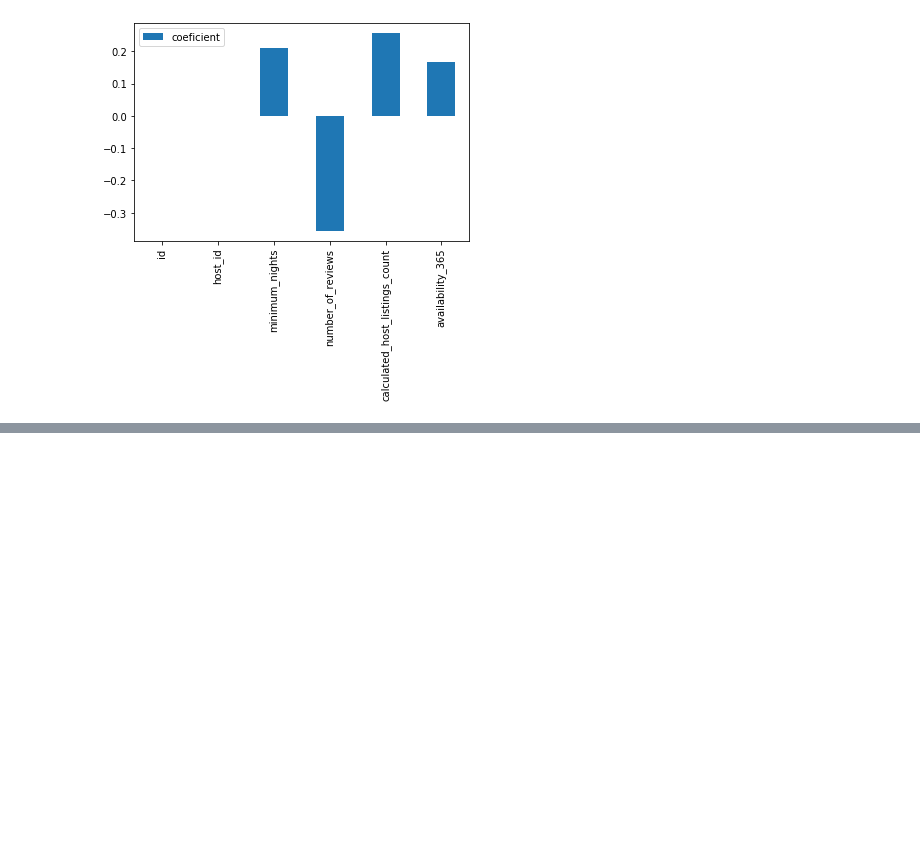
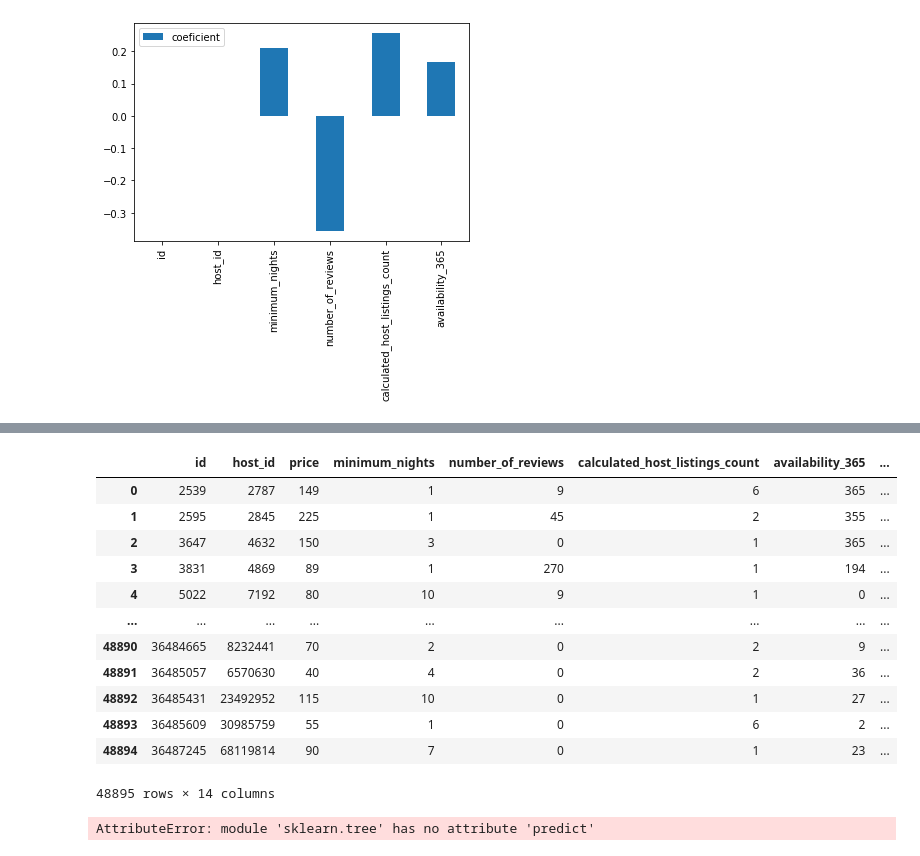
Before and after one commit to stanaityted/Airbnb, a Jupyter notebook: Airbnb data EDA.ipynb, the cells around one changed output, grey strips where cells are left out. Drawn from its saved outputs; the diff is of its cells as text; code cells hidden in the pictures; blank space fills up the shorter version.

```diff
--- a/Airbnb data EDA.ipynb
+++ b/Airbnb data EDA.ipynb
@@ -253,0 +290,9 @@ sb.set_style('whitegrid')
+# %%
+data['price_more_than_150'] = data['price'] > 150
+data["price_more_than_150"] *=  1
+# %%
+from sklearn.ensemble import BaggingClassifier
+data['class'] = data.price_more_than_150
+# %%
+inputs = data.drop('price_more_than_150', axis = 'columns')
+target = data['price_more_than_150']
@@ -253,0 +304,18 @@ sb.set_style('whitegrid')
+# %%
+inputs = inputs.drop([ 'neighbourhood_group', 'neighbourhood', 'room_type', 'class'], axis = 'columns')
+# %%
+inputs
+# %% [output]
+|  | id | host_id | price | minimum_nights | number_of_reviews | calculated_host_listings_count | availability_365 | ... |
+| 0 | 2539 | 2787 | 149 | 1 | 9 | 6 | 365 | ... |
+| 1 | 2595 | 2845 | 225 | 1 | 45 | 2 | 355 | ... |
+| 2 | 3647 | 4632 | 150 | 3 | 0 | 1 | 365 | ... |
+| 3 | 3831 | 4869 | 89 | 1 | 270 | 1 | 194 | ... |
+| 4 | 5022 | 7192 | 80 | 10 | 9 | 1 | 0 | ... |
+| ... | ... | ... | ... | ... | ... | ... | ... | ... |
+| 48890 | 36484665 | 8232441 | 70 | 2 | 0 | 2 | 9 | ... |
+| 48891 | 36485057 | 6570630 | 40 | 4 | 0 | 2 | 36 | ... |
+| 48892 | 36485431 | 23492952 | 115 | 10 | 0 | 1 | 27 | ... |
+| 48893 | 36485609 | 30985759 | 55 | 1 | 0 | 6 | 2 | ... |
+| 48894 | 36487245 | 68119814 | 90 | 7 | 0 | 1 | 23 | ... |
+48895 rows × 14 columns
@@ -253,0 +332,11 @@ sb.set_style('whitegrid')
+# %%
+%%time
+
+ensemble.fit(inputs[mask].drop('room_n', axis=1), inputs[mask]['room_n'])
+pred = tree.predict(inputs.drop('room_n', axis=1))
+
+print('Correctly identified on train set - {0:.02%}, on test set - {1:.02%}\n'.format(
+    (pred[mask] == inputs[mask]['room_n']).mean(),        # train set
+    (pred[~mask] == inputs[~mask]['room_n']).mean()))     # test set
+# %% [output]
+AttributeError: module 'sklearn.tree' has no attribute 'predict'
```
Also changed, not shown: parts of 26 cells of this notebook.
